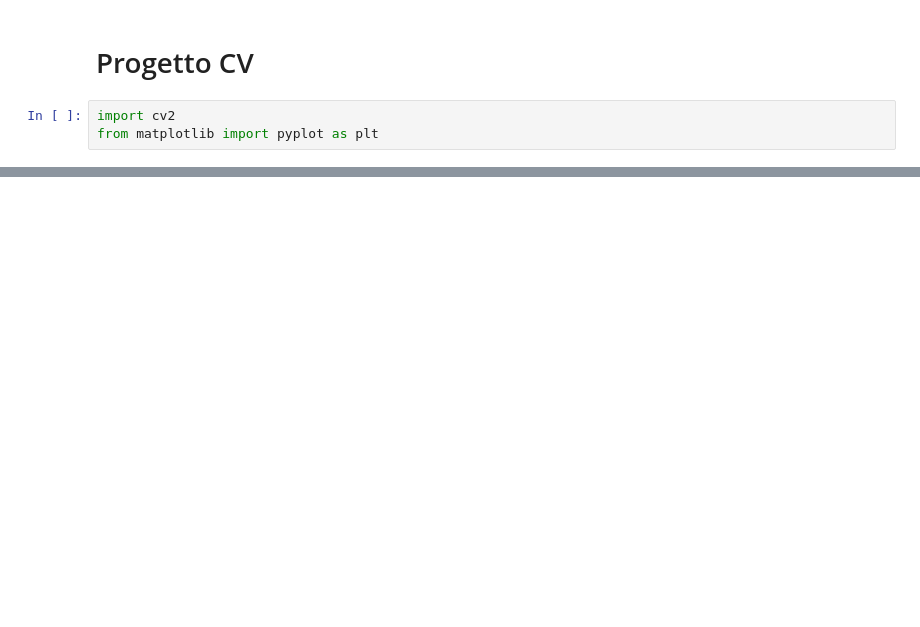
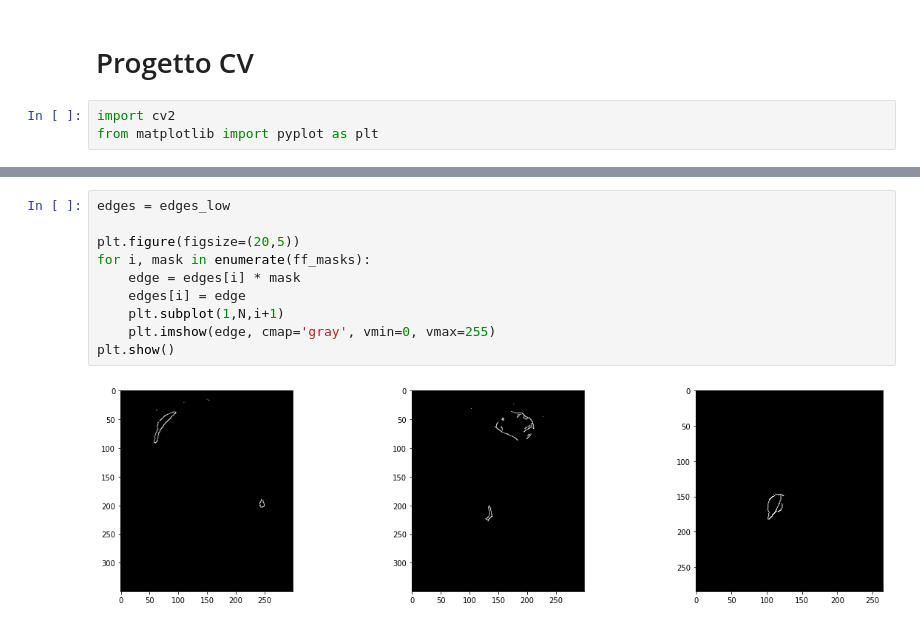
Before and after one commit to valentinaboriano/Computer-Vision, a Jupyter notebook: fruit-inspection.ipynb, the cells around one changed output, grey strips where cells are left out. Drawn from its saved outputs; the diff is of its cells as text; blank space fills up the shorter version.

```diff
--- a/fruit-inspection.ipynb
+++ b/fruit-inspection.ipynb
@@ -27,0 +75,12 @@ plt.show()
+# %%
+edges = edges_low
+
+plt.figure(figsize=(20,5))
+for i, mask in enumerate(ff_masks):
+    edge = edges[i] * mask
+    edges[i] = edge
+    plt.subplot(1,N,i+1)
+    plt.imshow(edge, cmap='gray', vmin=0, vmax=255)
+plt.show()
+# %% [output]
+[figure, added]
```
Also changed, not shown: parts of 8 cells of this notebook.
